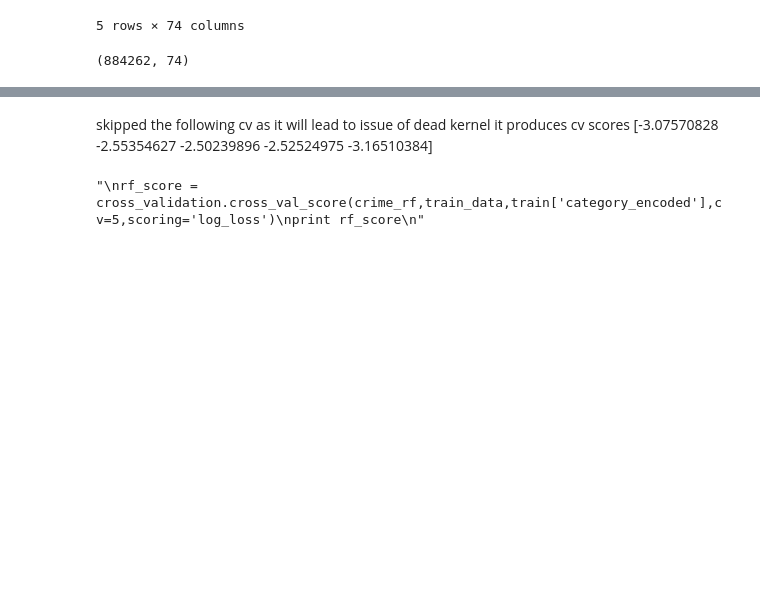
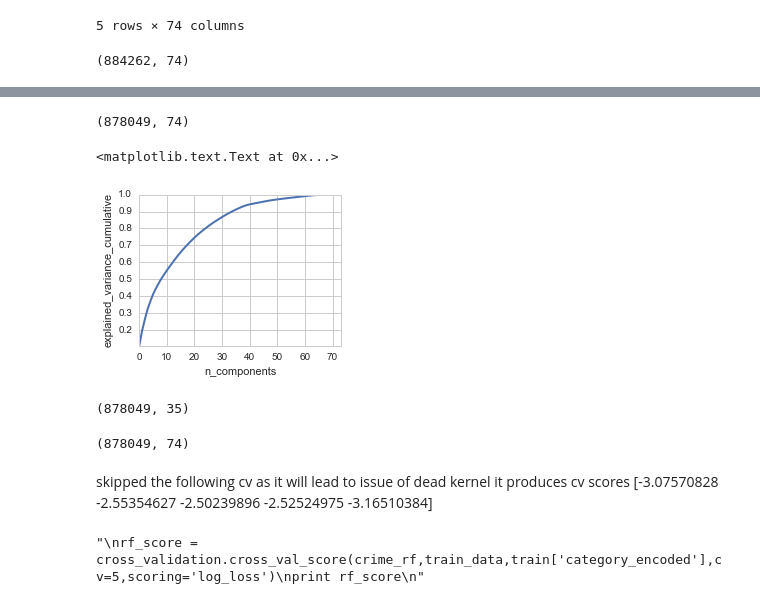
Before and after one commit to lightening0907/Kaggle, a Jupyter notebook: San Francisco Crime Classification/crime_classification-rf.ipynb, the cells around one changed output, grey strips where cells are left out. Drawn from its saved outputs; the diff is of its cells as text; code cells hidden in the pictures; blank space fills up the shorter version.

```diff
--- a/San Francisco Crime Classification/crime_classification-rf.ipynb
+++ b/San Francisco Crime Classification/crime_classification-rf.ipynb
@@ -188,0 +199,4 @@ train_data = pd.read_csv("train_data_fe.csv") #train_data is saved separately
+# %%
+train_data.shape
+# %% [output]
+(878049, 74)
@@ -188,0 +205,13 @@ train_data = pd.read_csv("train_data_fe.csv") #train_data is saved separately
+# %%
+pca=decomposition.PCA()
+pca.fit(train_data)
+plt.figure(1, figsize=(4, 3))
+plt.clf()
+plt.axes([.2, .2, .7, .7])
+plt.plot(pca.explained_variance_ratio_.cumsum(), linewidth=2)
+plt.axis('tight')
+plt.xlabel('n_components')
+plt.ylabel('explained_variance_cumulative')
+# %% [output]
+<matplotlib.text.Text at 0x...>
+[figure, added]
@@ -189,2 +223,10 @@ train_data = pd.read_csv("train_data_fe.csv") #train_data is saved separately
+# %%
+train_data_pca.shape
+# %% [output]
+(878049, 35)
+# %%
+train_data.shape
+# %% [output]
+(878049, 74)
 # %%
 from sklearn.ensemble import RandomForestClassifier
```
Also changed, not shown: parts of 9 cells of this notebook, 5 other files.
